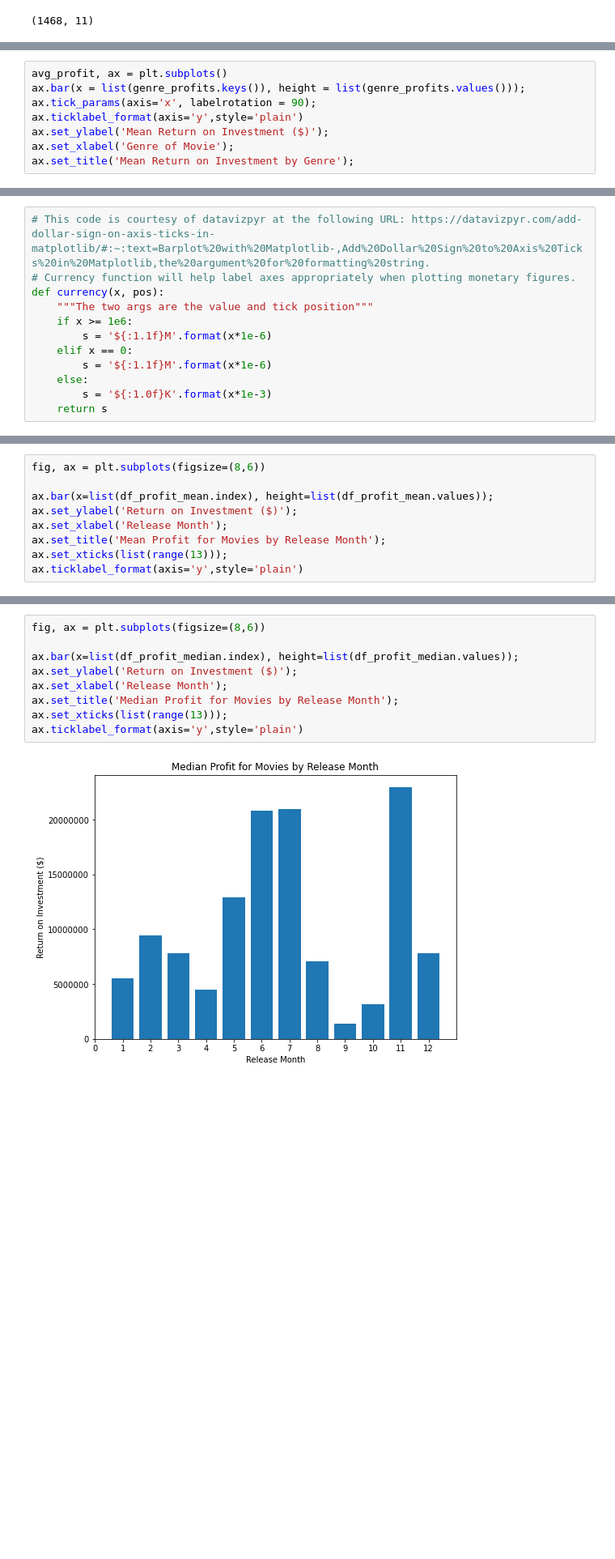
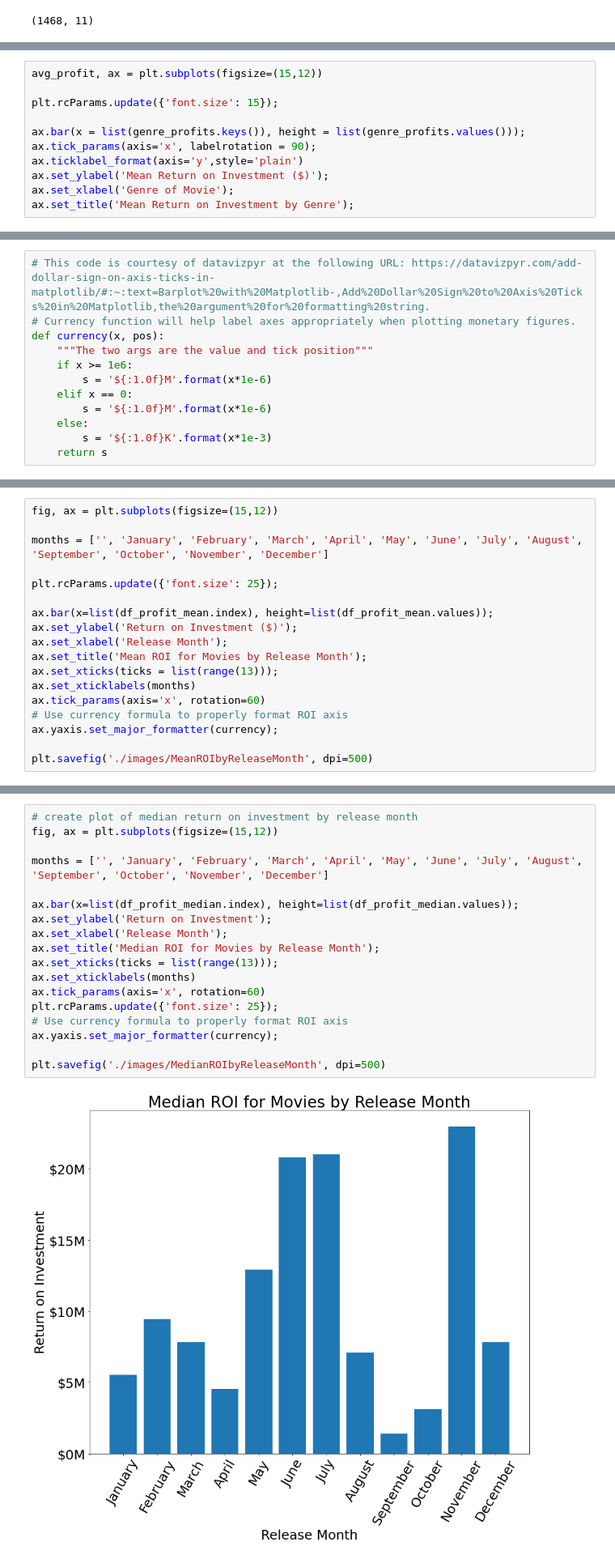
Before and after one commit to ThomasHChapman/p1_project, a Jupyter notebook: main_notebook.ipynb, the cells around one changed output, grey strips where cells are left out. Shown at 81% size. Cells and saved outputs as stored; diff of their text form; blank space fills up the shorter version.

```diff
--- a/main_notebook.ipynb
+++ b/main_notebook.ipynb
@@ -368,7 +504,10 @@ genre_medians
 # %% [markdown]
 Visualizing mean and median profit by genre reveals that mean profit for most genres is much higher than the median. This suggests there are outliers that are skewing profitability higher. Musical, fantasy, and sci-fi are the most dramatic examples of this phenomenon. As a result, we utilize median as a more accurate representation of genre profitability.
 # %%
-avg_profit, ax = plt.subplots()
+avg_profit, ax = plt.subplots(figsize=(15,12))
+
+plt.rcParams.update({'font.size': 15});
+
 ax.bar(x = list(genre_profits.keys()), height = list(genre_profits.values()));
 ax.tick_params(axis='x', labelrotation = 90);
 ax.ticklabel_format(axis='y',style='plain')
@@ -383,9 +522,9 @@ ax.set_title('Mean Return on Investment by Genre');
 def currency(x, pos):
     """The two args are the value and tick position"""
     if x >= 1e6:
-        s = '${:1.1f}M'.format(x*1e-6)
+        s = '${:1.0f}M'.format(x*1e-6)
     elif x == 0:
-        s = '${:1.1f}M'.format(x*1e-6)
+        s = '${:1.0f}M'.format(x*1e-6)
     else:
         s = '${:1.0f}K'.format(x*1e-3)
     return s
@@ -426,10 +566,19 @@ Because the mean profit is significantly larger than the median profit, large ou
 # %%
-fig, ax = plt.subplots(figsize=(8,6))
+fig, ax = plt.subplots(figsize=(15,12))
+
+months = ['', 'January', 'February', 'March', 'April', 'May', 'June', 'July', 'August', 'September', 'October', 'November', 'December']
+
+plt.rcParams.update({'font.size': 25});
 
 ax.bar(x=list(df_profit_mean.index), height=list(df_profit_mean.values));
 ax.set_ylabel('Return on Investment ($)');
 ax.set_xlabel('Release Month');
-ax.set_title('Mean Profit for Movies by Release Month');
-ax.set_xticks(list(range(13)));
-ax.ticklabel_format(axis='y',style='plain')
+ax.set_title('Mean ROI for Movies by Release Month');
+ax.set_xticks(ticks = list(range(13)));
+ax.set_xticklabels(months)
+ax.tick_params(axis='x', rotation=60)
+# Use currency formula to properly format ROI axis
+ax.yaxis.set_major_formatter(currency);
+
+plt.savefig('./images/MeanROIbyReleaseMonth', dpi=500)
 # %% [output]
@@ -437,13 +586,22 @@ ax.ticklabel_format(axis='y',style='plain')
 # %%
-fig, ax = plt.subplots(figsize=(8,6))
+# create plot of median return on investment by release month
+fig, ax = plt.subplots(figsize=(15,12))
+
+months = ['', 'January', 'February', 'March', 'April', 'May', 'June', 'July', 'August', 'September', 'October', 'November', 'December']
 
 ax.bar(x=list(df_profit_median.index), height=list(df_profit_median.values));
-ax.set_ylabel('Return on Investment ($)');
+ax.set_ylabel('Return on Investment');
 ax.set_xlabel('Release Month');
-ax.set_title('Median Profit for Movies by Release Month');
-ax.set_xticks(list(range(13)));
-ax.ticklabel_format(axis='y',style='plain')
+ax.set_title('Median ROI for Movies by Release Month');
+ax.set_xticks(ticks = list(range(13)));
+ax.set_xticklabels(months)
+ax.tick_params(axis='x', rotation=60)
+plt.rcParams.update({'font.size': 25});
+# Use currency formula to properly format ROI axis
+ax.yaxis.set_major_formatter(currency);
+
+plt.savefig('./images/MedianROIbyReleaseMonth', dpi=500)
 # %% [output]
-[figure, old version]
+[figure, new version]
 # %% [markdown]
 ### Revenue vs. Production Budget
```
Also changed, not shown: parts of 30 cells of this notebook, 3 other files.
